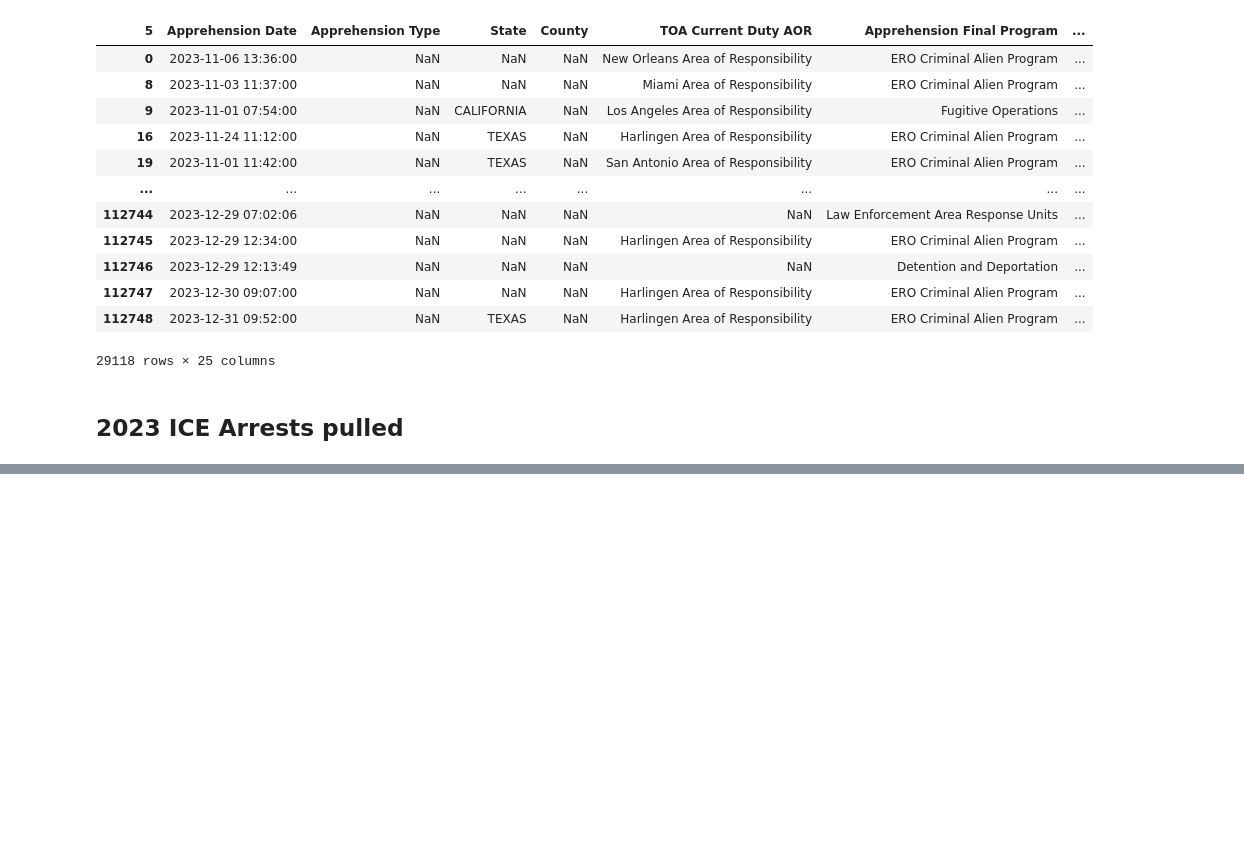
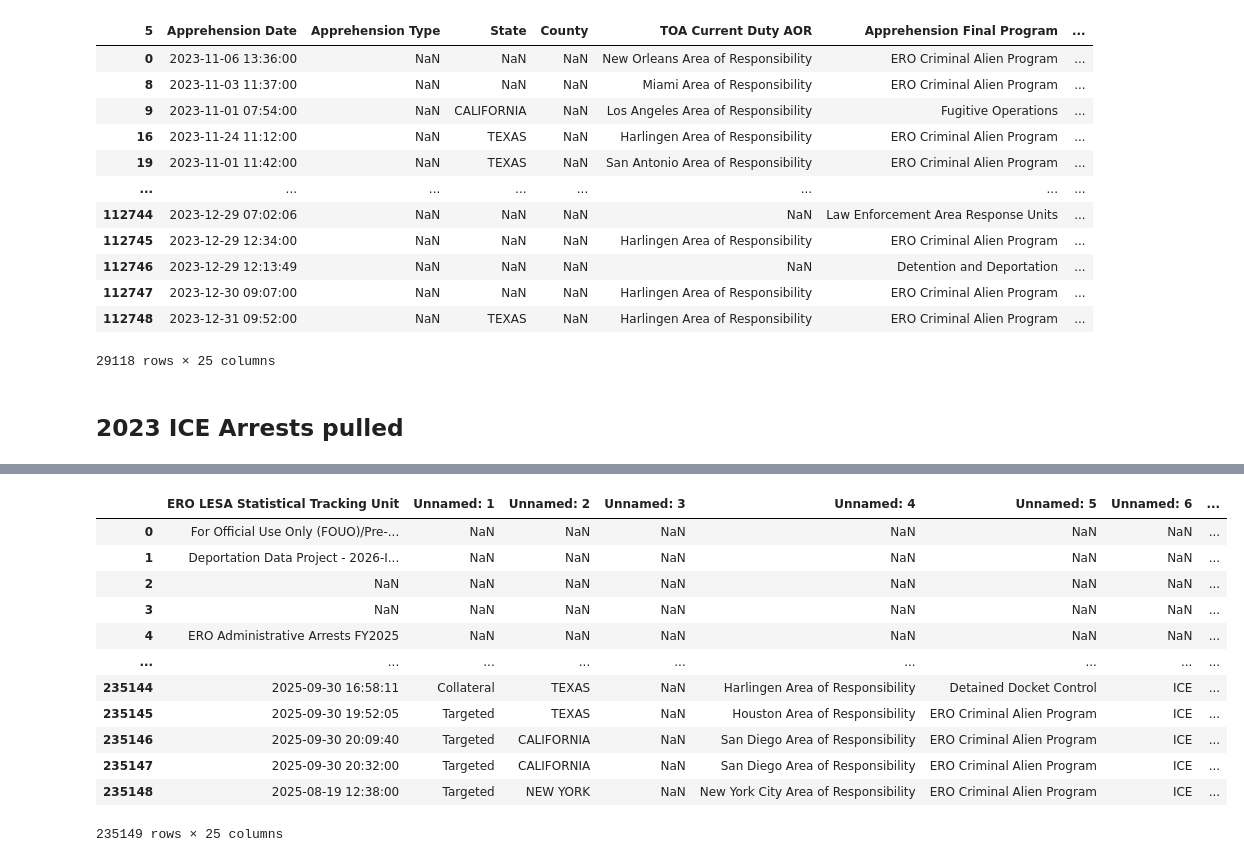
Before and after one commit to sajinashresthacoding/CLEANED-ICEarrests-Albany, a Jupyter notebook: All years ICE Arrests pull.ipynb, the cells around one changed output, grey strips where cells are left out. Cells and saved outputs as stored; diff of their text form; code cells hidden in the pictures; blank space fills up the shorter version.

Commit message:
pulling data checkpoint

```diff
--- a/2022 and 2023 ICE Arrests pull.ipynb
+++ b/All years ICE Arrests pull.ipynb
@@ -266,0 +306,18 @@ df_2023pt2.to_csv('FilteredData/2023ICEArrestsDataPT.2.csv', index=False)
+# %%
+##Let's extract from the 3rd file for 2024 data
+df3 = pd.read_excel('/Users/sajinashrestha/Documents/dataProjects/WAMC/ICE Arrests/CLEANED-ICEarrests-Albany/RawData/2026-ICLI-00005_Arrests_FY25_20260311_Redacted.xlsx')
+df3
+# %% [output]
+|  | ERO LESA Statistical Tracking Unit | Unnamed: 1 | Unnamed: 2 | Unnamed: 3 | Unnamed: 4 | Unnamed: 5 | Unnamed: 6 | ... |
+| 0 | For Official Use Only (FOUO)/Pre-... | NaN | NaN | NaN | NaN | NaN | NaN | ... |
+| 1 | Deportation Data Project - 2026-I... | NaN | NaN | NaN | NaN | NaN | NaN | ... |
+| 2 | NaN | NaN | NaN | NaN | NaN | NaN | NaN | ... |
+| 3 | NaN | NaN | NaN | NaN | NaN | NaN | NaN | ... |
+| 4 | ERO Administrative Arrests FY2025 | NaN | NaN | NaN | NaN | NaN | NaN | ... |
+| ... | ... | ... | ... | ... | ... | ... | ... | ... |
+| 235144 | 2025-09-30 16:58:11 | Collateral | TEXAS | NaN | Harlingen Area of Responsibility | Detained Docket Control | ICE | ... |
+| 235145 | 2025-09-30 19:52:05 | Targeted | TEXAS | NaN | Houston Area of Responsibility | ERO Criminal Alien Program | ICE | ... |
+| 235146 | 2025-09-30 20:09:40 | Targeted | CALIFORNIA | NaN | San Diego Area of Responsibility | ERO Criminal Alien Program | ICE | ... |
+| 235147 | 2025-09-30 20:32:00 | Targeted | CALIFORNIA | NaN | San Diego Area of Responsibility | ERO Criminal Alien Program | ICE | ... |
+| 235148 | 2025-08-19 12:38:00 | Targeted | NEW YORK | NaN | New York City Area of Responsibility | ERO Criminal Alien Program | ICE | ... |
+235149 rows × 25 columns
```
Also changed, not shown: parts of 16 cells of this notebook.
